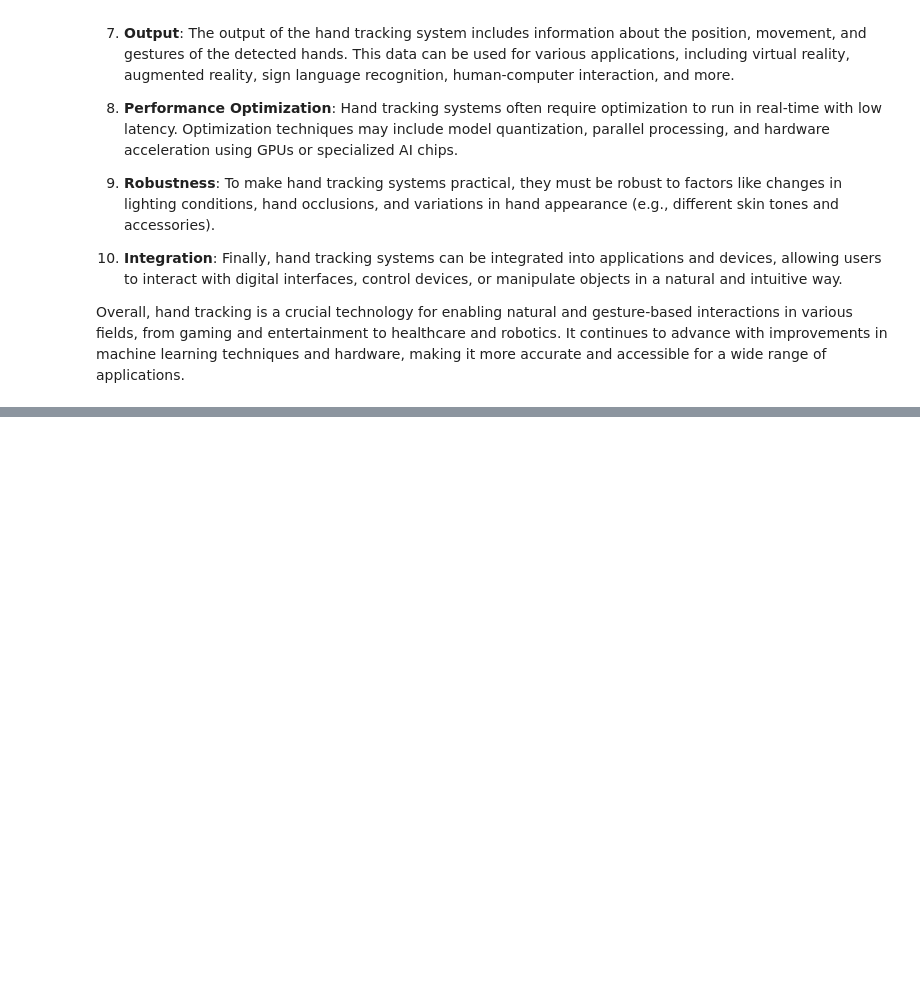
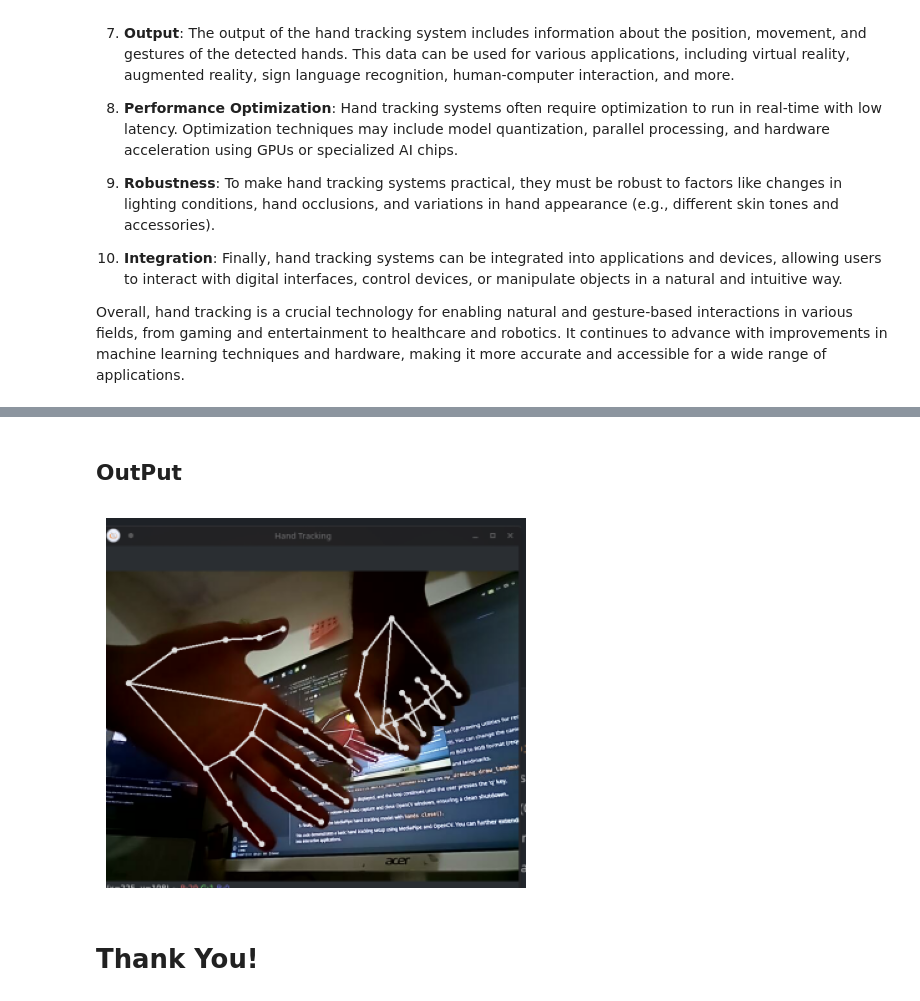
Before and after one commit to Ahmad10Raza/HandTrackingModule, a Jupyter notebook: Hand Tracking.ipynb, the cells around one changed output, grey strips where cells are left out. Saved outputs shown, nothing was run; the diff lists cells and outputs as text; code cells hidden in the pictures; blank space fills up the shorter version.

```diff
--- a/Hand Tracking.ipynb
+++ b/Hand Tracking.ipynb
@@ -147,0 +176,12 @@ INFO: Created TensorFlow Lite XNNPACK delegate for CPU.
+# %% [markdown]
+## OutPut
+# %%
+image=cv2.imread('Out.png')
+image_rgb=cv2.cvtColor(image,cv2.COLOR_BGR2RGB)
+plt.imshow(image_rgb)
+plt.axis('off')
+plt.show()
+# %% [output]
+[figure, added]
+# %% [markdown]
+# **Thank You!**
```
Also changed, not shown: parts of 10 cells of this notebook, 4 other files.
